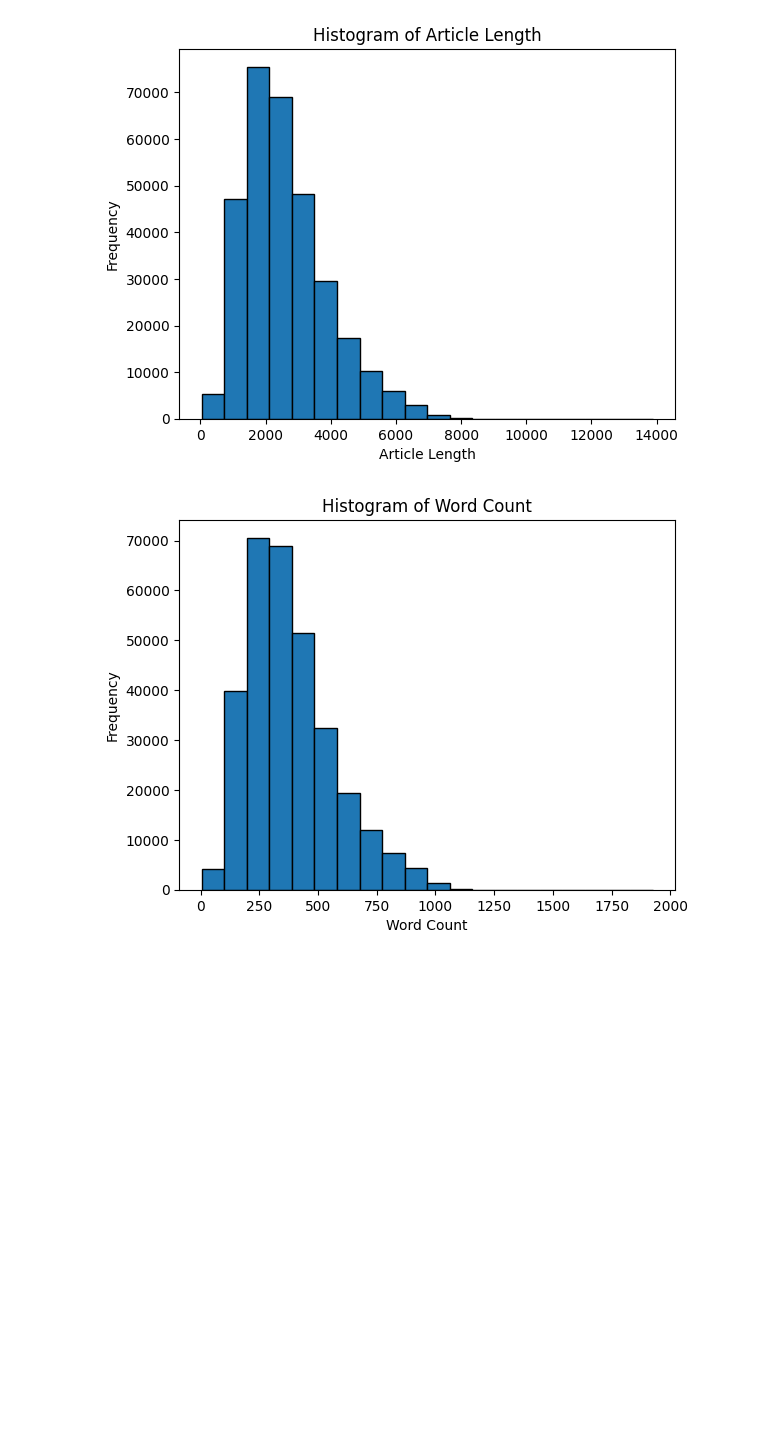
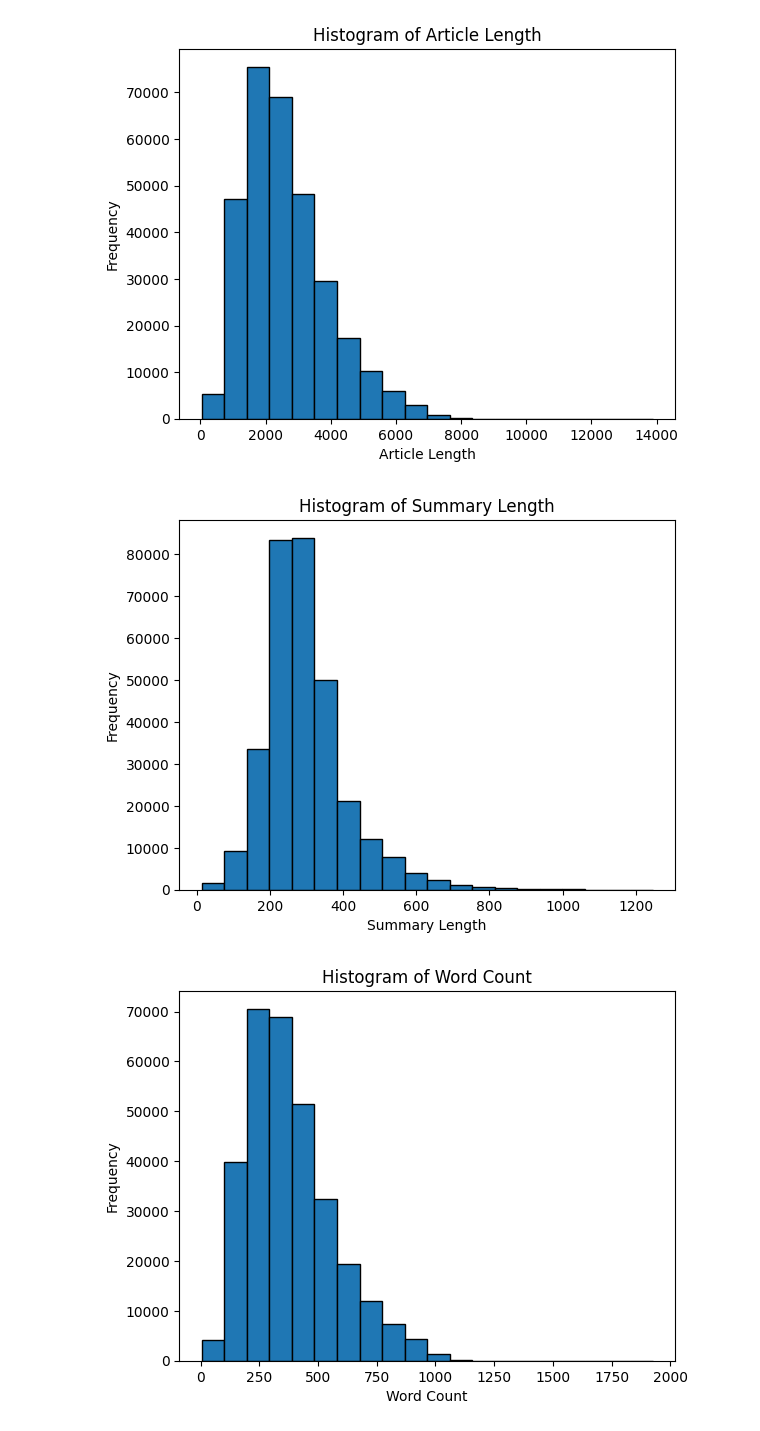
Before and after one commit to vijayjawali/aroha, a Jupyter notebook: eda.ipynb, the cells around one changed output. Saved outputs shown, nothing was run; the diff lists cells and outputs as text; code cells hidden in the pictures; blank space fills up the shorter version.

```diff
--- a/ExploratoryDataAnalysis.ipynb
+++ b/eda.ipynb
@@ -244,4 +244,8 @@ processed_test_df = pd.DataFrame({'article': processed_test_df})
 all_articles = pd.concat([processed_train_df['article'], processed_validation_df['article'], processed_test_df['article']], ignore_index=True)
 
 combined_df = pd.DataFrame({'article': all_articles})
+# %%
+all_summaries = pd.concat([train_df['highlights'], validation_df['highlights'], test_df['highlights']], ignore_index=True)
+
+combined_summaries_df = pd.DataFrame({'summary': all_summaries})
 # %%
@@ -290,4 +294,16 @@ plt.title('Histogram of Article Length')
 plt.show()
 # %% [output]
 [figure]
+# %%
+combined_summaries_df['summary_length'] = combined_summaries_df['summary'].str.len()
+# %%
+summaries_filtered_df = combined_summaries_df[combined_summaries_df['summary_length'] < 1250]
+# %%
+plt.hist(summaries_filtered_df['summary_length'], bins=20, edgecolor='black')
+plt.xlabel('Summary Length')
+plt.ylabel('Frequency')
+plt.title('Histogram of Summary Length')
+plt.show()
+# %% [output]
+[figure, added]
 # %%
```
Also changed, not shown: parts of 7 cells of this notebook, 3 other files.
